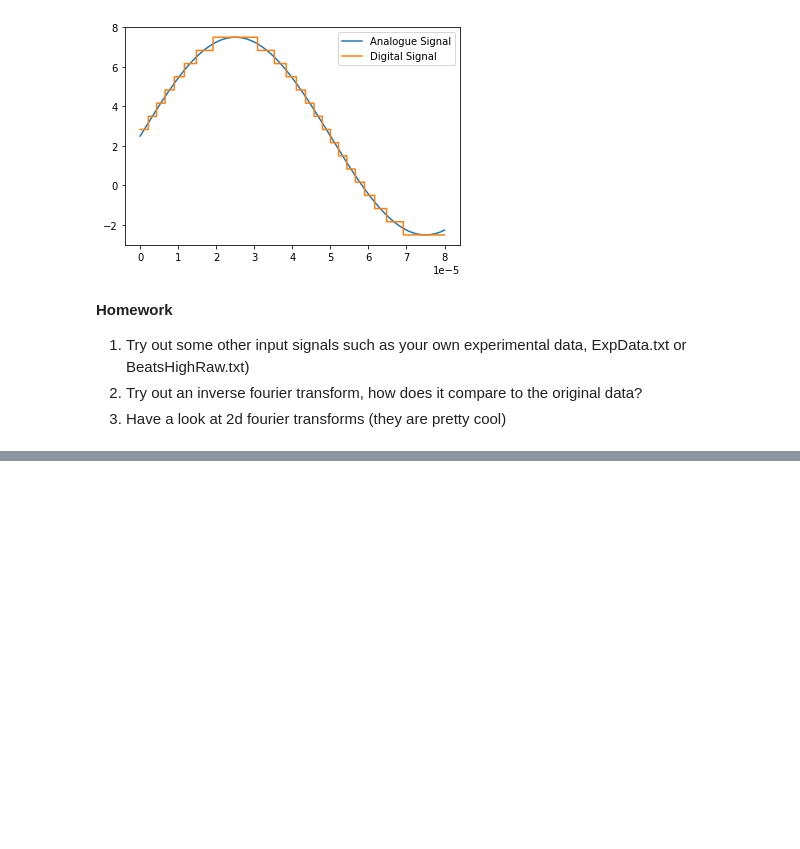
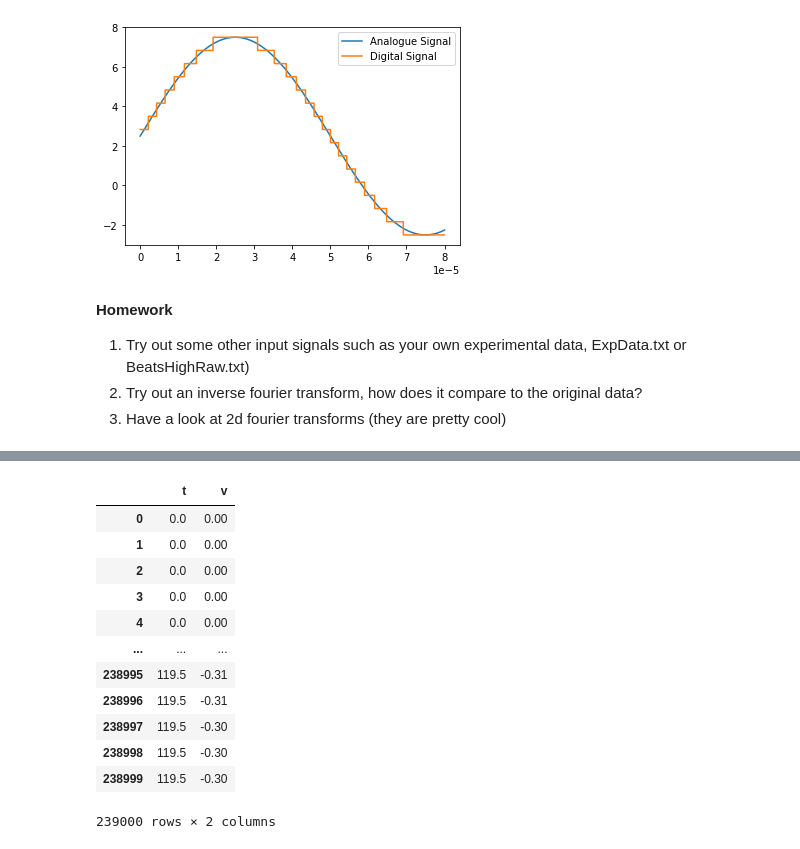
Before and after one commit to phys3112/Tutorials-with-Matt, a Jupyter notebook: Tutorial 4 ADC Random Fourier Answers.ipynb, the cells around one changed output, grey strips where cells are left out. Saved outputs shown, nothing was run; the diff lists cells and outputs as text; code cells hidden in the pictures; blank space fills up the shorter version.

```diff
--- a/Tutorial 4 ADC Random Fourier Answers.ipynb
+++ b/Tutorial 4 ADC Random Fourier Answers.ipynb
@@ -59,0 +91,19 @@ plt.legend(["Analogue Signal", "Digital Signal"])
+# %%
+dataTable = pd.read_csv('BeatsHighRaw.txt',sep='\t',header=1) # Setting what row to read as our heading
+dataTable.columns = ["t", "v", "v1"] # renaming columns headings
+dataTable = dataTable[["t", "v"]]
+dataTable # printing the table
+# %% [output]
+|  | t | v |
+| 0 | 0.0 | 0.00 |
+| 1 | 0.0 | 0.00 |
+| 2 | 0.0 | 0.00 |
+| 3 | 0.0 | 0.00 |
+| 4 | 0.0 | 0.00 |
+| ... | ... | ... |
+| 238995 | 119.5 | -0.31 |
+| 238996 | 119.5 | -0.31 |
+| 238997 | 119.5 | -0.30 |
+| 238998 | 119.5 | -0.30 |
+| 238999 | 119.5 | -0.30 |
+239000 rows × 2 columns
```
Also changed, not shown: parts of 6 cells of this notebook, 2 other files.
